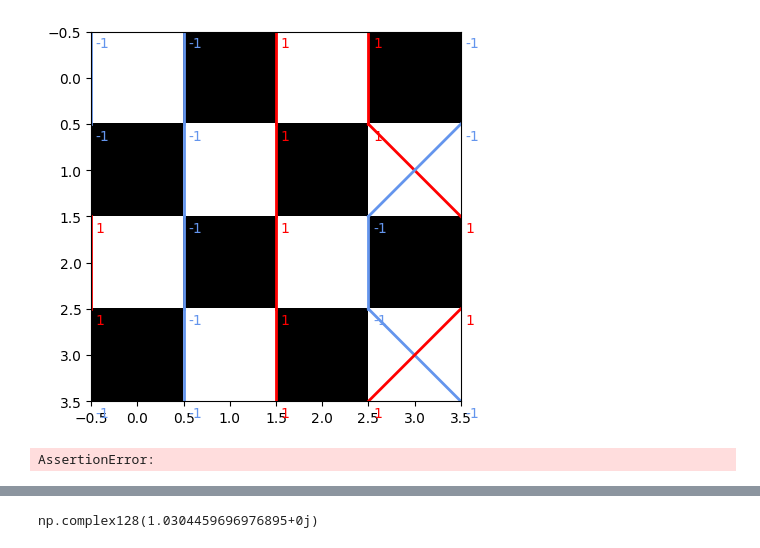
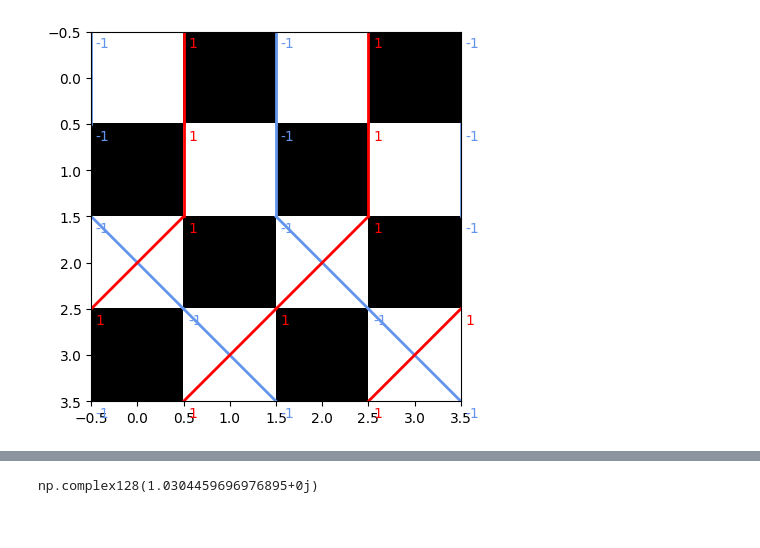
Before and after one commit to Jaymun723/quantum-monte-carlo, a Jupyter notebook: victor.ipynb, the cells around one changed output, grey strips where cells are left out. Saved outputs shown, nothing was run; the diff lists cells and outputs as text; code cells hidden in the pictures.

```diff
--- a/victor.ipynb
+++ b/victor.ipynb
@@ -15,0 +25,4 @@ w.debug()
+# %%
+new_w = local_move(w)
+print(new_w.energy)
+new_w.draw()
@@ -16,12 +32,4 @@ w.debug()
 # %%
-w.draw()
+new_w.draw()
 # %% [output]
-[figure, old version]
+[figure, new version]
-# %%
-line = local_move(w)
-updated_w = w.copy()
-for loc in line:
-    updated_w.spins[loc] *= -1
-updated_w.debug()
-# %% [output]
-AssertionError:
```
Also changed, not shown: parts of 7 cells of this notebook, 7 other files.
